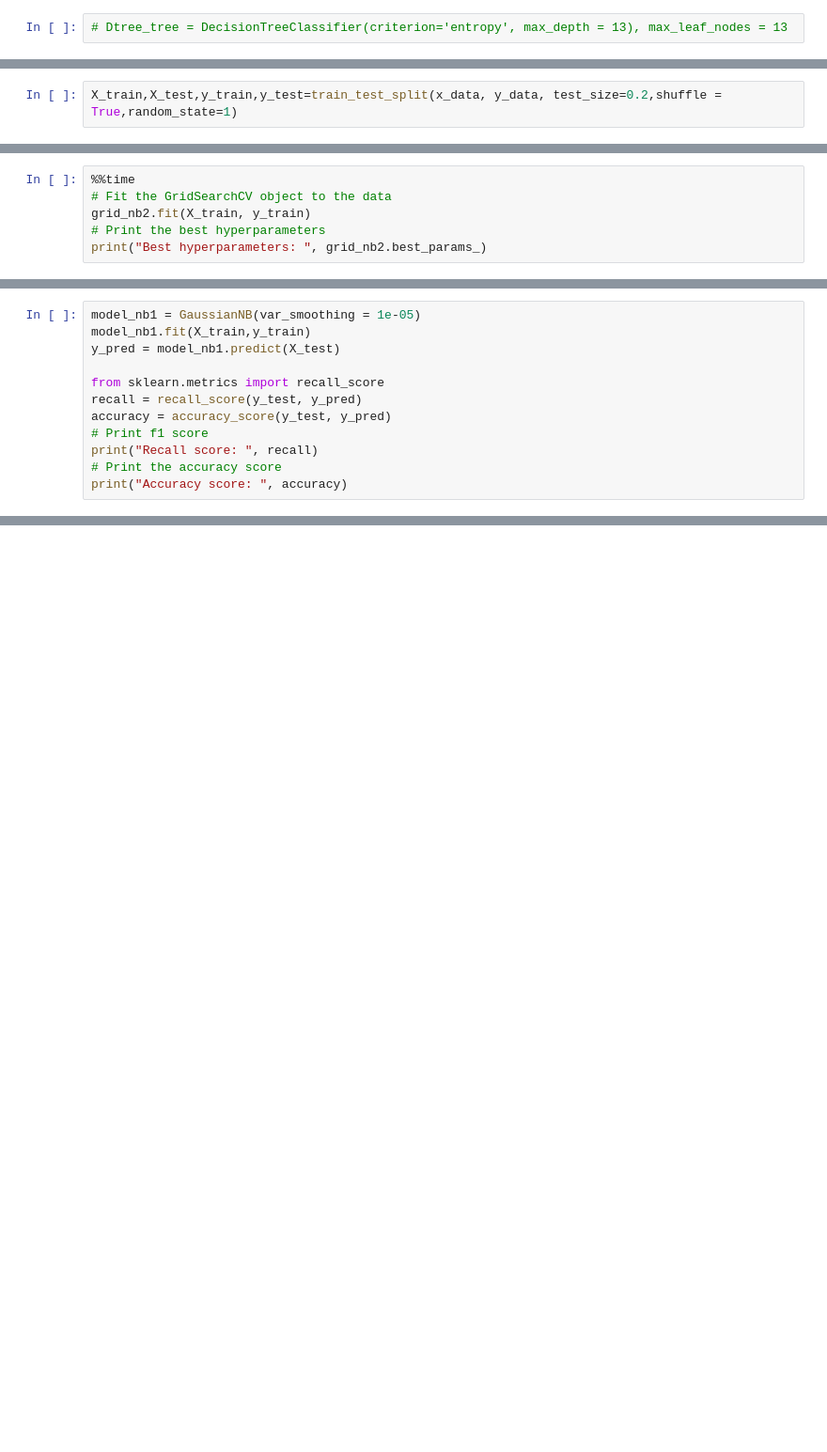
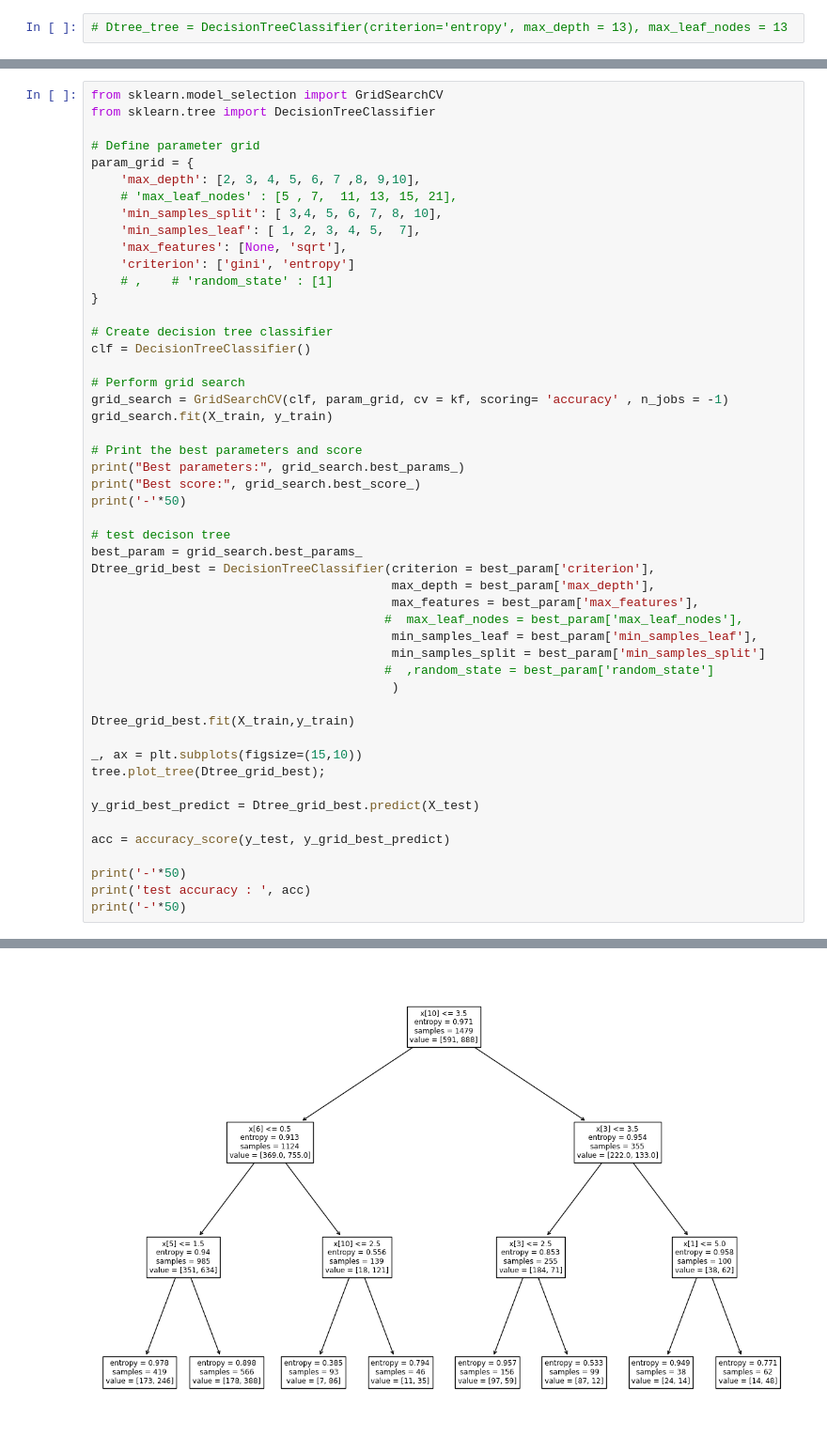
Before and after one commit to Thanatipz/BSC_DPDM23, a Jupyter notebook: Classification_proj_DPDM.ipynb, the cells around one changed output, grey strips where cells are left out. Shown: that part at 94% size. Drawn from its saved outputs; the diff is of its cells as text; blank space fills up the shorter version.

Commit message:
Model_select

```diff
--- a/Classification_proj_DPDM.ipynb
+++ b/Classification_proj_DPDM.ipynb
@@ -699,2 +502,0 @@ from sklearn.metrics import classification_report,confusion_matrix
-# %%
-X_train,X_test,y_train,y_test=train_test_split(x_data, y_data, test_size=0.2,shuffle = True,random_state=1)
@@ -1066,6 +502,0 @@ grid_nb2 = GridSearchCV(estimator=nb2,
-# %%
-%%time
-# Fit the GridSearchCV object to the data
-grid_nb2.fit(X_train, y_train)
-# Print the best hyperparameters
-print("Best hyperparameters: ", grid_nb2.best_params_)
@@ -1237,12 +502,0 @@ plt.show()
-# %%
-model_nb1 = GaussianNB(var_smoothing = 1e-05)
-model_nb1.fit(X_train,y_train)
-y_pred = model_nb1.predict(X_test)
-
-from sklearn.metrics import recall_score
-recall = recall_score(y_test, y_pred)
-accuracy = accuracy_score(y_test, y_pred)
-# Print f1 score
-print("Recall score: ", recall)
-# Print the accuracy score
-print("Accuracy score: ", accuracy)
@@ -1281,0 +524,51 @@ from mlxtend.frequent_patterns import association_rules
+# %%
+from sklearn.model_selection import GridSearchCV
+from sklearn.tree import DecisionTreeClassifier
+
+# Define parameter grid
+param_grid = {
+    'max_depth': [2, 3, 4, 5, 6, 7 ,8, 9,10],
+    # 'max_leaf_nodes' : [5 , 7,  11, 13, 15, 21],
+    'min_samples_split': [ 3,4, 5, 6, 7, 8, 10],
+    'min_samples_leaf': [ 1, 2, 3, 4, 5,  7],
+    'max_features': [None, 'sqrt'],
+    'criterion': ['gini', 'entropy']
+    # ,    # 'random_state' : [1]
+}
+
+# Create decision tree classifier
+clf = DecisionTreeClassifier()
+
+# Perform grid search
+grid_search = GridSearchCV(clf, param_grid, cv = kf, scoring= 'accuracy' , n_jobs = -1)
+grid_search.fit(X_train, y_train)
+
+# Print the best parameters and score
+print("Best parameters:", grid_search.best_params_)
+print("Best score:", grid_search.best_score_)
+print('-'*50)
+
+# test decison tree
+best_param = grid_search.best_params_
+Dtree_grid_best = DecisionTreeClassifier(criterion = best_param['criterion'],
+                                         max_depth = best_param['max_depth'],
+                                         max_features = best_param['max_features'],
+                                        #  max_leaf_nodes = best_param['max_leaf_nodes'],
+                                         min_samples_leaf = best_param['min_samples_leaf'],
+                                         min_samples_split = best_param['min_samples_split']
+                                        #  ,random_state = best_param['random_state']
+                                         )
+
+Dtree_grid_best.fit(X_train,y_train)
+
+_, ax = plt.subplots(figsize=(15,10))
+tree.plot_tree(Dtree_grid_best);
+
+y_grid_best_predict = Dtree_grid_best.predict(X_test)
+
+acc = accuracy_score(y_test, y_grid_best_predict)
+
+print('-'*50)
+print('test accuracy : ', acc)
+print('-'*50)
+# %% [output]
@@ -1281,0 +581 @@ from mlxtend.frequent_patterns import association_rules
+[figure, added]
```
Also changed, not shown: parts of 121 cells of this notebook.
